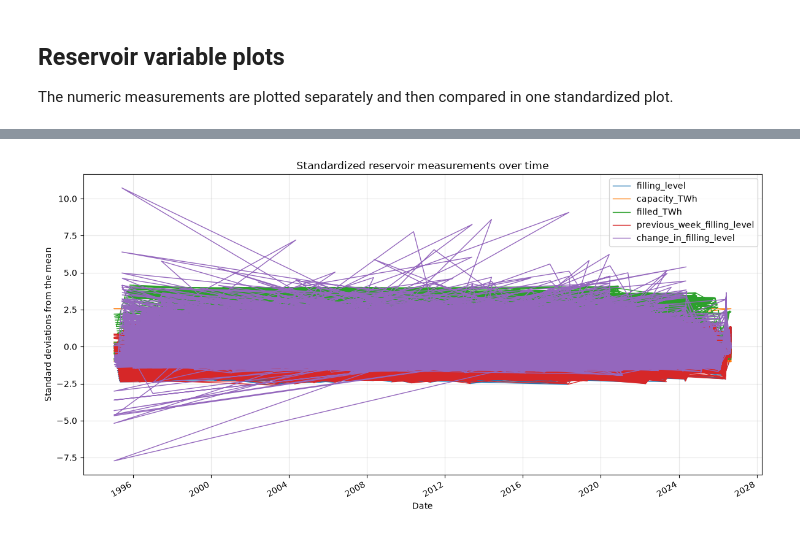
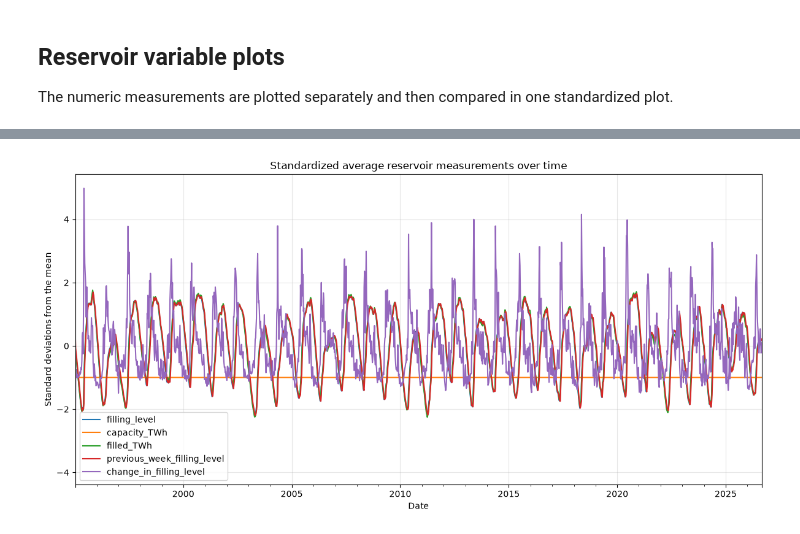
Before and after one commit to Mehdij1511/IND320-Mehdij1511, a Jupyter notebook: ProjectPart1/ProjectPart1.ipynb, the cells around one changed output, grey strips where cells are left out. Saved outputs shown, nothing was run; the diff lists cells and outputs as text; code cells hidden in the pictures.

```diff
--- a/ProjectPart1/ProjectPart1.ipynb
+++ b/ProjectPart1/ProjectPart1.ipynb
@@ -98,11 +98,15 @@ plot_columns = [
     "change_in_filling_level",
 ]
 
+# Several reservoir areas can have observations on the same date.
+# Calculate the mean for each date so the plots show one clear national trend.
+plot_data = df.groupby("date", as_index=False)[plot_columns].mean()
+
 # Plot each measurement separately because the variables use different units.
 for column in plot_columns:
     plt.figure(figsize=(10, 4))
-    plt.plot(df["date"], df[column], linewidth=1)
-    plt.title(f"{column.replace('_', ' ').title()} over time")
+    plt.plot(plot_data["date"], plot_data[column], linewidth=1.5)
+    plt.title(f"Average {column.replace('_', ' ').title()} over time")
     plt.xlabel("Date")
     plt.ylabel(column.replace("_", " ").title())
     plt.grid(True, alpha=0.3)
@@ -117,21 +121,22 @@ for column in plot_columns:
 # %%
-# Standardize the measurements so variables with different units can be compared.
+# Standardize the daily averages so variables with different units can be compared.
 # Each series is converted to standard deviations from its own mean.
-standardized_data = df[plot_columns].apply(
+standardized_data = plot_data[plot_columns].apply(
     lambda column: (column - column.mean()) / column.std()
 )
-standardized_data["date"] = df["date"]
+standardized_data["date"] = plot_data["date"]
 
+# Plot all standardized measurements together on a common scale.
 ax = standardized_data.plot(
     x="date",
     figsize=(12, 6),
-    linewidth=1,
-    title="Standardized reservoir measurements over time",
+    linewidth=1.5,
+    title="Standardized average reservoir measurements over time",
 )
 ax.set_xlabel("Date")
 ax.set_ylabel("Standard deviations from the mean")
 ax.grid(True, alpha=0.3)
 plt.tight_layout()
 plt.show()
 # %% [output]
-[figure, old version]
+[figure, new version]
```
Also changed, not shown: parts of 1 cell of this notebook.
